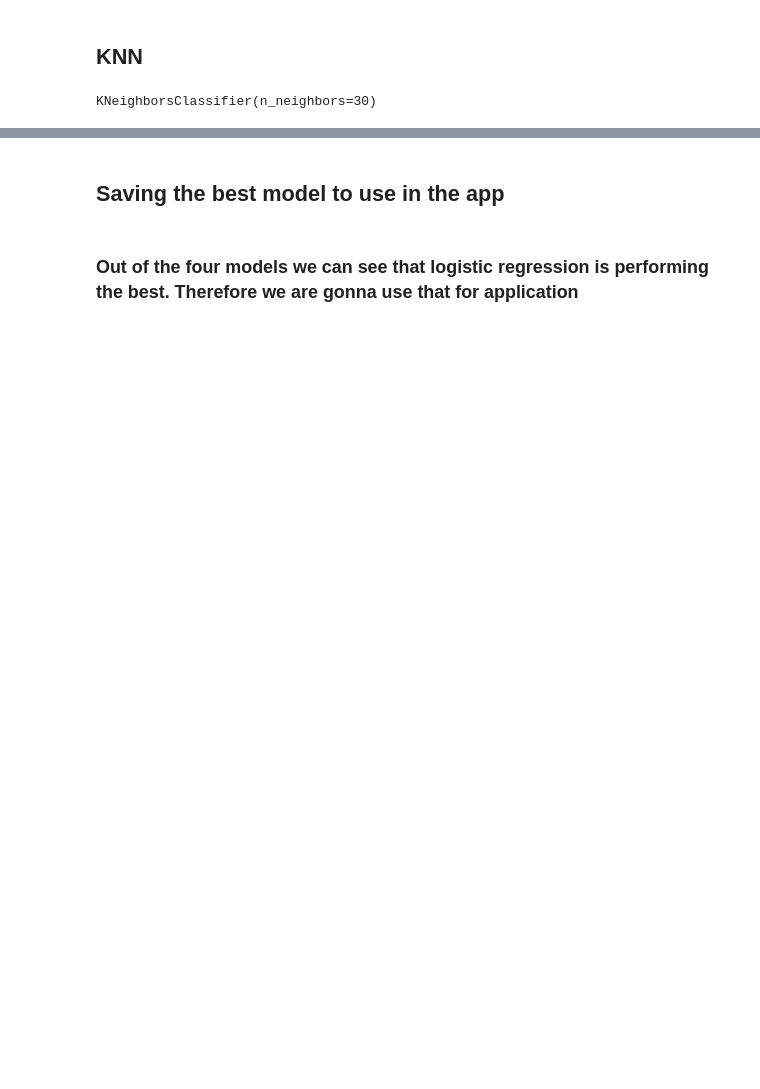
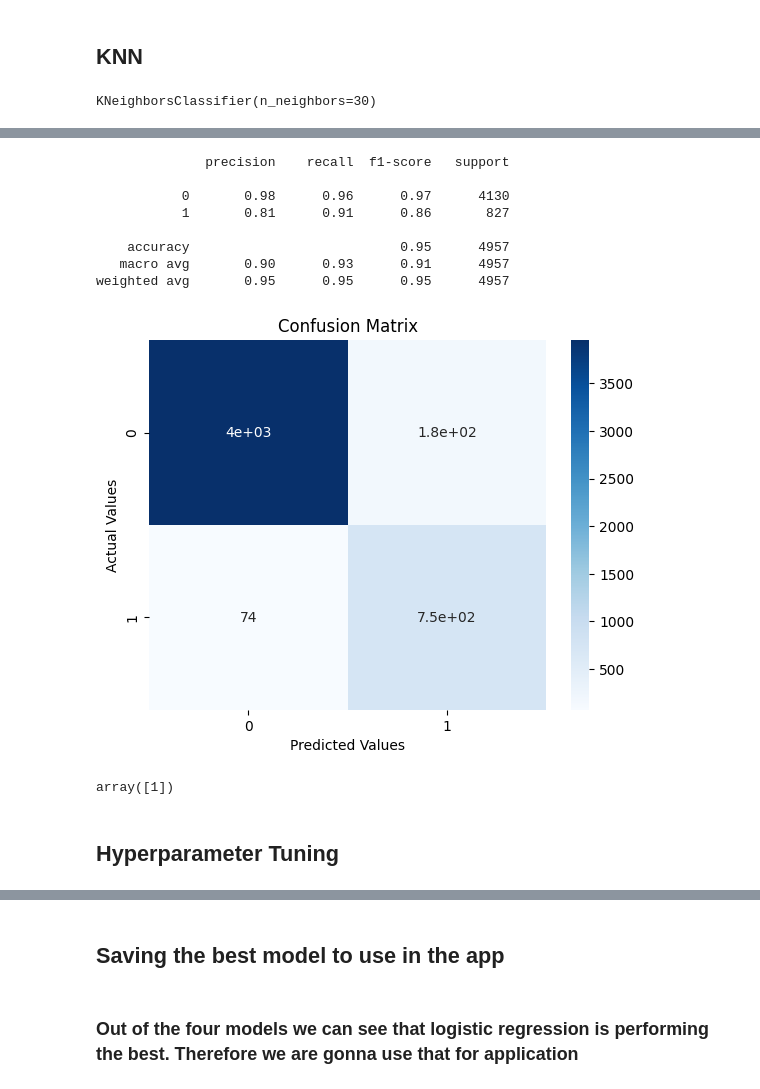
Before and after one commit to Raghavgali/Toxic_Comment_Classification, a Jupyter notebook: Toxic_Comment_Classification_2.ipynb, the cells around one changed output, grey strips where cells are left out. Saved outputs shown, nothing was run; the diff lists cells and outputs as text; code cells hidden in the pictures; blank space fills up the shorter version.

```diff
--- a/Toxic_Comment_Classification_2.ipynb
+++ b/Toxic_Comment_Classification_2.ipynb
@@ -339,7 +342,7 @@ weighted avg       0.87      0.85      0.80      4957
 # %% [markdown]
 ### Logistic Regression
 # %%
-log = LogisticRegression(C = 1, max_iter = 1000, penalty = 'l2', n_jobs=-1, multi_class='ovr')
+log = LogisticRegression(C = 1, max_iter = 1000, n_jobs=-1)
 # %%
 log.fit(X_train, y_train)
 # %% [output]
@@ -397,0 +403,4 @@ weighted avg       0.87      0.86      0.82      4957
+# %%
+import lightgbm as lgb
+lgb = lgb.LGBMClassifier()
+lgb.fit(X_train, y_train)
@@ -397,0 +417,20 @@ weighted avg       0.87      0.86      0.82      4957
+# %%
+model_evaluate(lgb, X_test)
+# %% [output]
+              precision    recall  f1-score   support
+
+           0       0.98      0.96      0.97      4130
+           1       0.81      0.91      0.86       827
+
+    accuracy                           0.95      4957
+   macro avg       0.90      0.93      0.91      4957
+weighted avg       0.95      0.95      0.95      4957
+[figure, added]
+# %%
+test_text = "Raghav"
+test_tfidf = tf_idf_vectoriser.transform([test_text])
+display(lgb.predict(test_tfidf))
+# %% [output]
+array([1])
+# %% [markdown]
+## Hyperparameter Tuning
```
Also changed, not shown: parts of 14 cells of this notebook.
